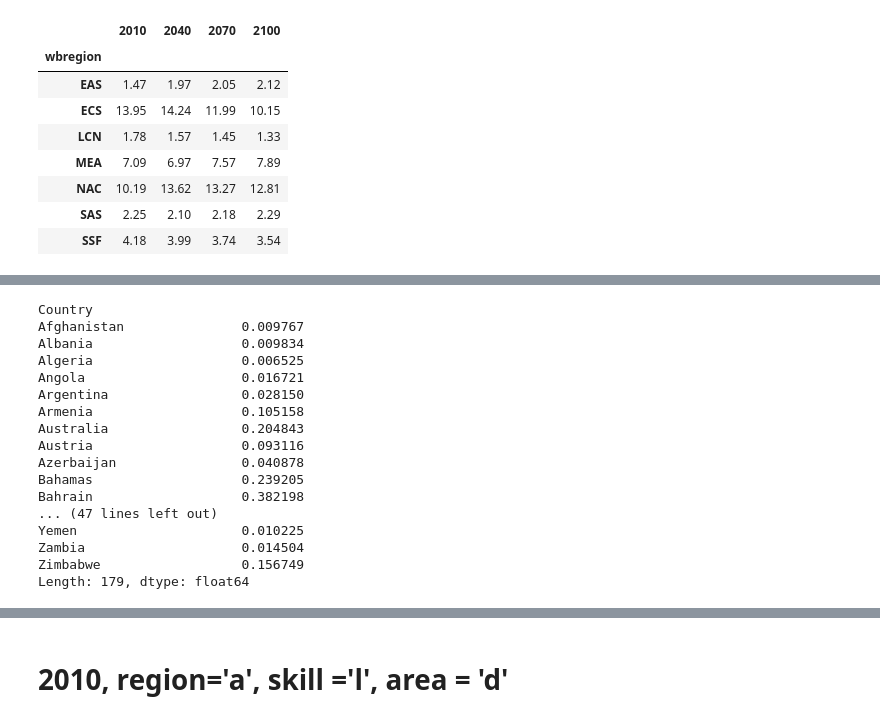
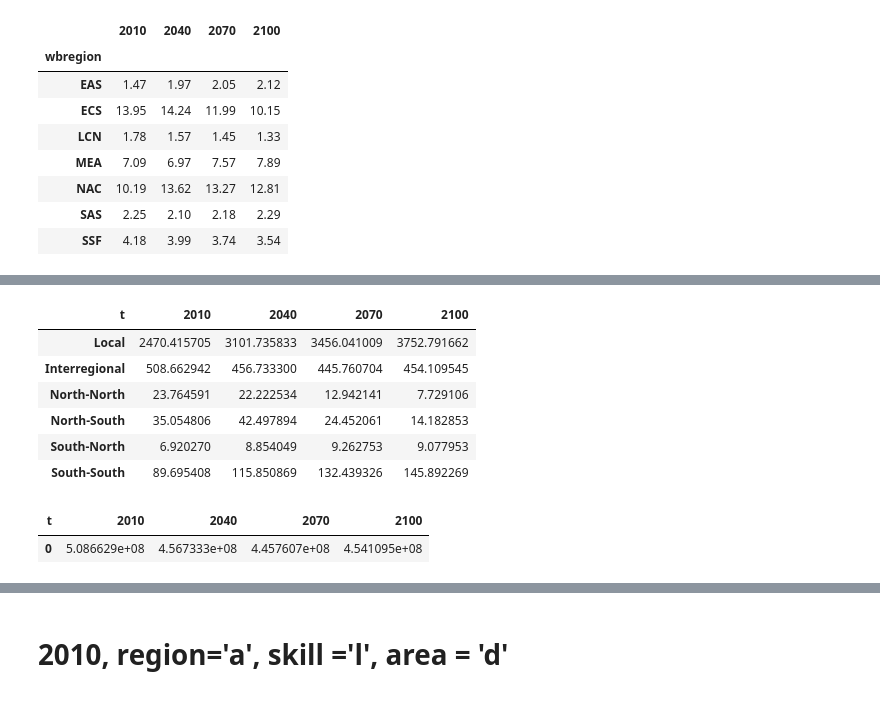
Before and after one commit to hscheewel/GeographyOfClimateMigration, a Jupyter notebook: model.ipynb, the cells around one changed output, grey strips where cells are left out. Drawn from its saved outputs; the diff is of its cells as text; code cells hidden in the pictures.

Commit message:
MigWorldAggregates, Change BB to B

```diff
--- a/model.ipynb
+++ b/model.ipynb
@@ -1215,20 +1166,0 @@ pd.DataFrame().reset_index()
-# %%
-(m1.Iij.xs(2010,1,2).sum(1)/m1.L.xs(2010,1,2).sum(1))
-# %% [output]
-Country
-Afghanistan               0.009767
-Albania                   0.009834
-Algeria                   0.006525
-Angola                    0.016721
-Argentina                 0.028150
-Armenia                   0.105158
-Australia                 0.204843
-Austria                   0.093116
-Azerbaijan                0.040878
-Bahamas                   0.239205
-Bahrain                   0.382198
-... (47 lines left out)
-Yemen                     0.010225
-Zambia                    0.014504
-Zimbabwe                  0.156749
-Length: 179, dtype: float64
@@ -1235,3 +1186,19 @@ Length: 179, dtype: float64
+# %%
+MigWorldAggregates = Ms.append(Mii).append(Mij).drop(1980,1)/1e06
+MigWorldAggregates
+# %% [output]
+| t | 2010 | 2040 | 2070 | 2100 |
+| Local | 2470.415705 | 3101.735833 | 3456.041009 | 3752.791662 |
+| Interregional | 508.662942 | 456.733300 | 445.760704 | 454.109545 |
+| North-North | 23.764591 | 22.222534 | 12.942141 | 7.729106 |
+| North-South | 35.054806 | 42.497894 | 24.452061 | 14.182853 |
+| South-North | 6.920270 | 8.854049 | 9.262753 | 9.077953 |
+| South-South | 89.695408 | 115.850869 | 132.439326 | 145.892269 |
+# %%
+m1.Mii.unstack().reset_index().groupby(['t']).sum().T
+# %% [output]
+| t | 2010 | 2040 | 2070 | 2100 |
+| 0 | 5.086629e+08 | 4.567333e+08 | 4.457607e+08 | 4.541095e+08 |
 # %%
 # b = False
 # OECD = False
```
Also changed, not shown: parts of 19 cells of this notebook.
